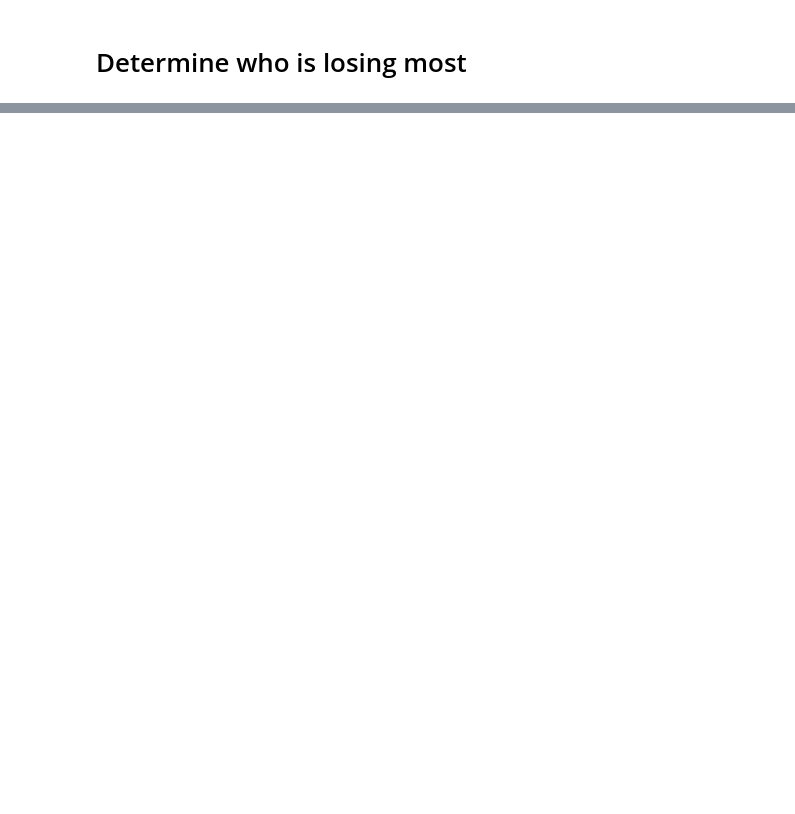
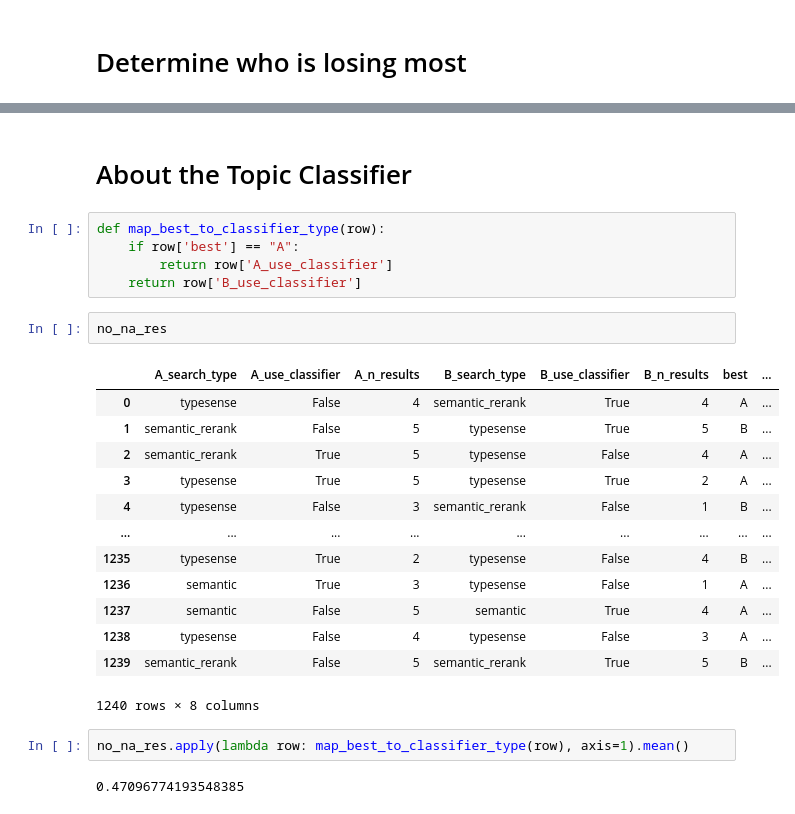
Before and after one commit to msaad02/honors-thesis, a Jupyter notebook: evaluate/rag/dev.ipynb, the cells around one changed output, grey strips where cells are left out. Saved outputs shown, nothing was run; the diff lists cells and outputs as text; blank space fills up the shorter version.

```diff
--- a/evaluate/rag/dev.ipynb
+++ b/evaluate/rag/dev.ipynb
@@ -202,0 +281,27 @@ qas
+# %% [markdown]
+# About the Topic Classifier
+# %%
+def map_best_to_classifier_type(row):
+    if row['best'] == "A":
+        return row['A_use_classifier']
+    return row['B_use_classifier']
+# %%
+no_na_res
+# %% [output]
+|  | A_search_type | A_use_classifier | A_n_results | B_search_type | B_use_classifier | B_n_results | best | ... |
+| 0 | typesense | False | 4 | semantic_rerank | True | 4 | A | ... |
+| 1 | semantic_rerank | False | 5 | typesense | True | 5 | B | ... |
+| 2 | semantic_rerank | True | 5 | typesense | False | 4 | A | ... |
+| 3 | typesense | True | 5 | typesense | True | 2 | A | ... |
+| 4 | typesense | False | 3 | semantic_rerank | False | 1 | B | ... |
+| ... | ... | ... | ... | ... | ... | ... | ... | ... |
+| 1235 | typesense | True | 2 | typesense | False | 4 | B | ... |
+| 1236 | semantic | True | 3 | typesense | False | 1 | A | ... |
+| 1237 | semantic | False | 5 | semantic | True | 4 | A | ... |
+| 1238 | typesense | False | 4 | typesense | False | 3 | A | ... |
+| 1239 | semantic_rerank | False | 5 | semantic_rerank | True | 5 | B | ... |
+1240 rows × 8 columns
+# %%
+no_na_res.apply(lambda row: map_best_to_classifier_type(row), axis=1).mean()
+# %% [output]
+0.47096774193548385
```
Also changed, not shown: parts of 43 cells of this notebook, 2 other files.
